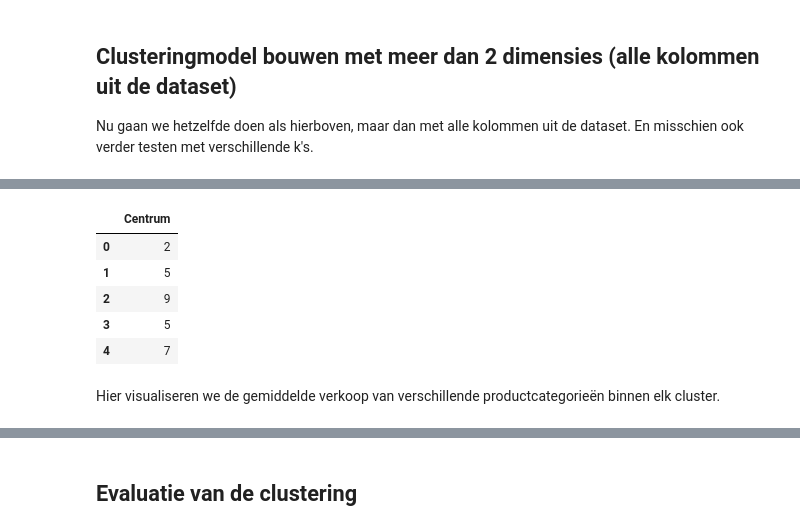
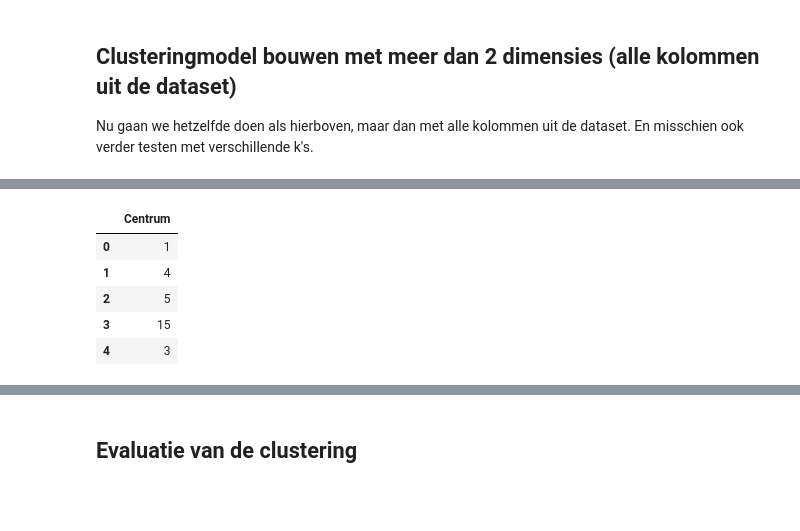
Before and after one commit to Peter-The-Great/DEDS_Portfolio_Week-8, a Jupyter notebook: clusteringmodel.ipynb, the cells around one changed output, grey strips where cells are left out. Saved outputs shown, nothing was run; the diff lists cells and outputs as text; code cells hidden in the pictures; blank space fills up the shorter version.

```diff
--- a/clusteringmodel.ipynb
+++ b/clusteringmodel.ipynb
@@ -389,3 +352,6 @@ sales_product_data = sales_product_data.groupby('SALES_BRANCH_CODE').aggregate(n
+# %%
+table = sales_branch[['CITY', 'REGION']]
+df = pd.get_dummies(table)  # Dummy encoding
 # %% [markdown]
 ## Clusteringmodel bouwen met 2 dimensies
 
@@ -421,7 +384,7 @@ table
 Een k-means clusteringmodel wordt geïnstantieerd met het gewenste aantal clusters (3 of 4 in het eerste geval, met een willenkeurigheid van 42) en toegepast op de 2D-dataset.
 # %%
 # Train het clustermodel
-kmeans = KMeans(n_clusters=4, random_state=42)
+kmeans = KMeans(n_clusters=5, random_state=42)
 prediction_results = kmeans.fit_predict(df)
 prediction_results
 
@@ -537,6 +508,6 @@ df.groupby('Centrum', as_index = False)['Centrum'].count()
 Nu gaan we hetzelfde doen als hierboven, maar dan met alle kolommen uit de dataset. En misschien ook verder testen met verschillende k's.
 # %%
 kmeans = KMeans(n_clusters = 5, random_state = 42)
-prediction_results = kmeans.fit_predict(sales_product_data)
+prediction_results = kmeans.fit_predict(df)
 prediction_results
 # %% [output]
@@ -545,4 +516,4 @@ array([4, 4, 2, 2, 4, 3, 2, 3, 4, 4, 0, 1, 1, 2, 0, 3, 2, 1, 1, 1, 3, 3,
 # %%
-sales_product_data['Centrum'] = prediction_results
-sales_product_data
+df['Centrum'] = prediction_results
+df
 # %% [output]
@@ -567,11 +538,9 @@ sales_product_data
 # %%
-sales_product_data.groupby('Centrum', as_index = False)['Centrum'].count()
+df.groupby('Centrum', as_index = False)['Centrum'].count()
 # %% [output]
 |  | Centrum |
-| 0 | 2 |
-| 1 | 5 |
-| 2 | 9 |
-| 3 | 5 |
-| 4 | 7 |
+| 0 | 1 |
+| 1 | 4 |
+| 2 | 5 |
+| 3 | 15 |
+| 4 | 3 |
-# %% [markdown]
-Hier visualiseren we de gemiddelde verkoop van verschillende productcategorieën binnen elk cluster.
```
Also changed, not shown: parts of 18 cells of this notebook, 14 other files.
